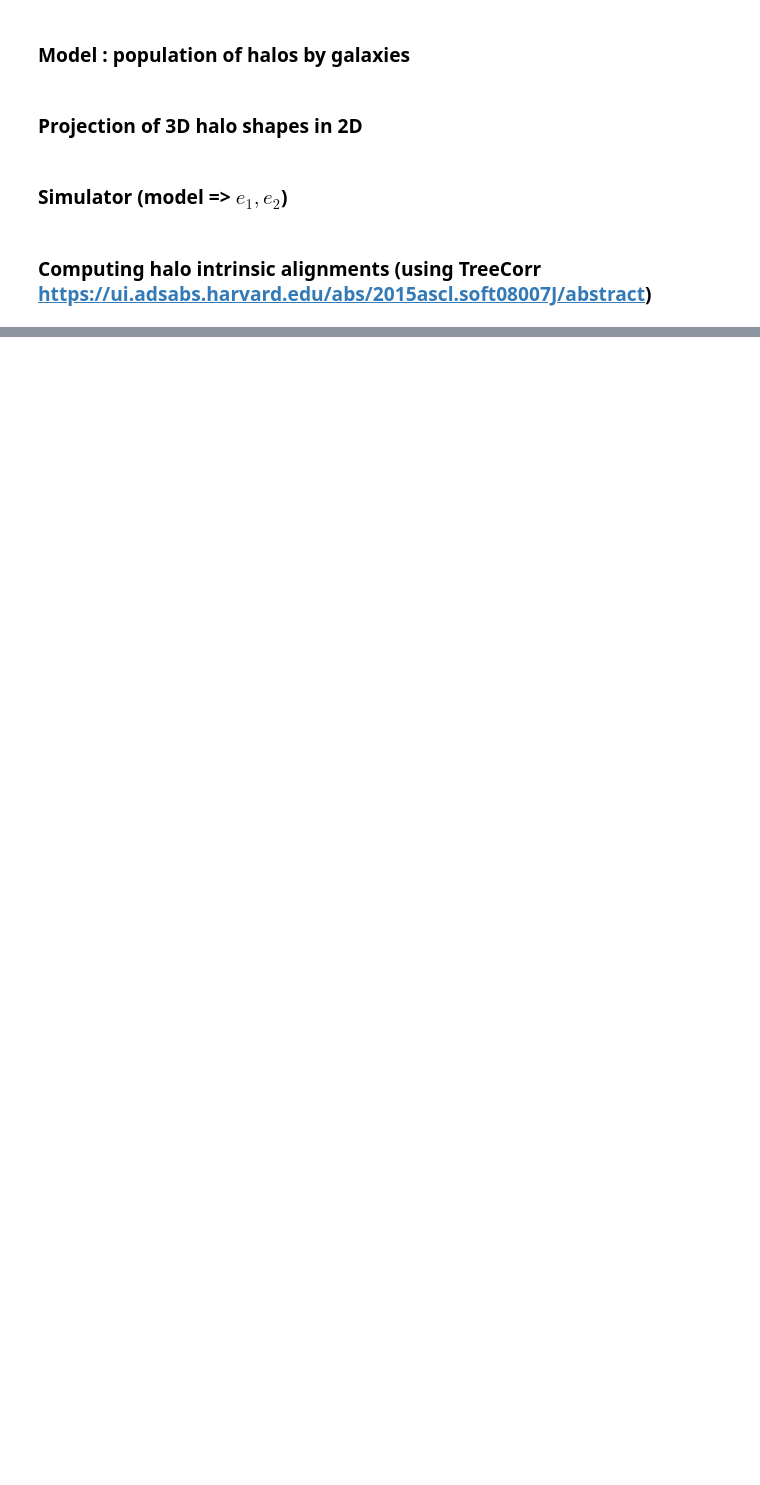
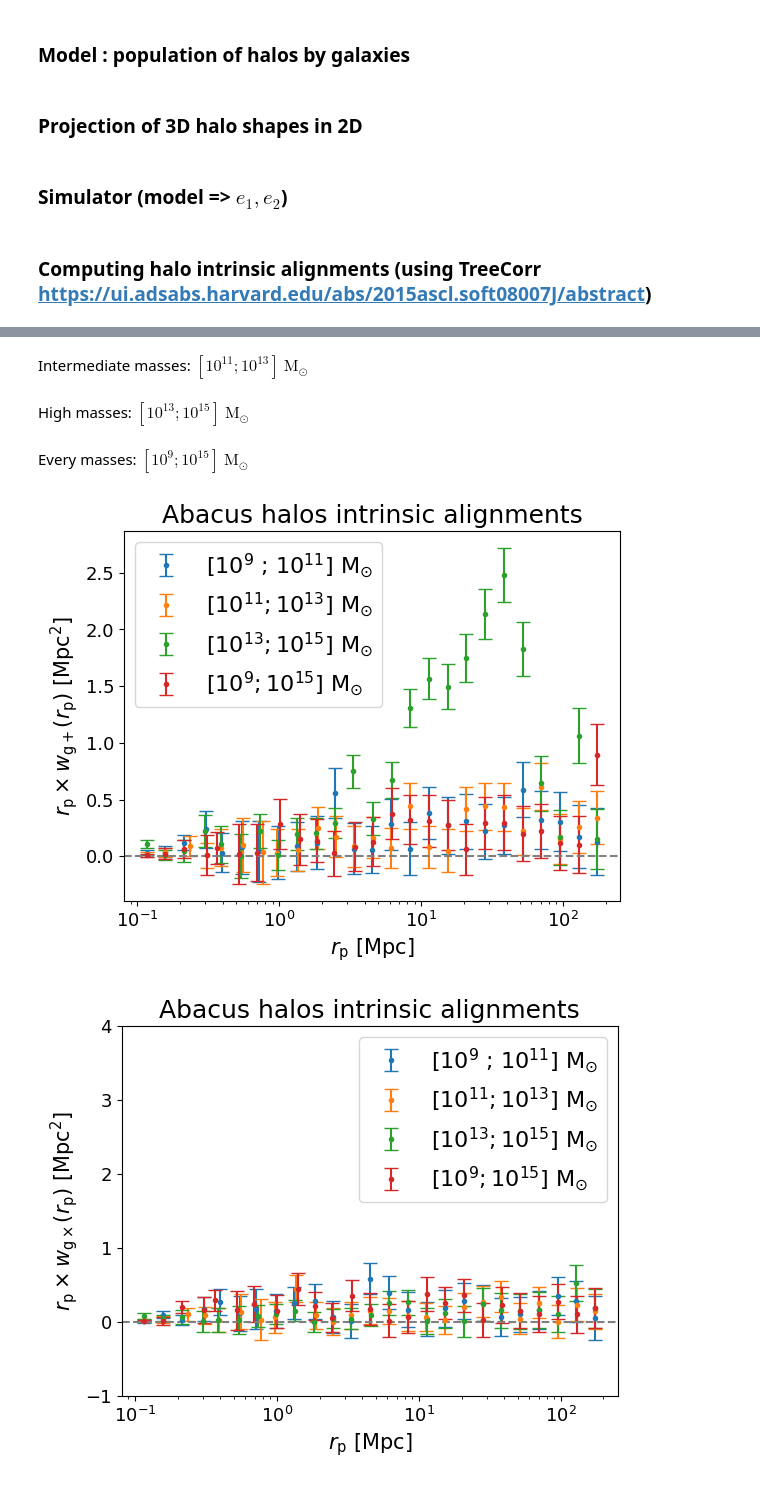
Before and after one commit to antonincorinaldi/3D_intrinsic_alignment, a Jupyter notebook: notebooks/intrinsic_alignment/TreeCorr_halos.ipynb, the cells around one changed output, grey strips where cells are left out. Cells and saved outputs as stored; diff of their text form; code cells hidden in the pictures; blank space fills up the shorter version.

```diff
--- a/notebooks/intrinsic_alignment/TreeCorr_halos.ipynb
+++ b/notebooks/intrinsic_alignment/TreeCorr_halos.ipynb
@@ -385,0 +525,2 @@ plt.show()
+# %% [markdown]
+Intermediate masses: $[10^{11} ; 10^{13}]~\mathrm{M}_{\odot}$
@@ -385,0 +578,2 @@ plt.show()
+# %% [markdown]
+High masses: $[10^{13} ; 10^{15}]~\mathrm{M}_{\odot}$
@@ -385,0 +632,2 @@ plt.show()
+# %% [markdown]
+Every masses: $[10^{9} ; 10^{15}]~\mathrm{M}_{\odot}$
@@ -385,0 +686,36 @@ plt.show()
+# %%
+plt.errorbar(r_halos_low[0,:], r_halos_low[0,:]*wgp_halos_low, yerr= r_halos_low[0,:]*sigma_gp_halos_low, fmt='o', markersize=3, capsize=5, label=r'$[10^9$ ; $10^{11}]~\mathrm{M}_{\odot}$')
+plt.errorbar(r_halos_mid[0,:], r_halos_mid[0,:]*wgp_halos_mid, yerr= r_halos_mid[0,:]*sigma_gp_halos_mid, fmt='o', markersize=3, capsize=5, label=r'$[10^{11} ; 10^{13}]~\mathrm{M}_{\odot}$')
+plt.errorbar(r_halos_high[0,:], r_halos_high[0,:]*wgp_halos_high, yerr= r_halos_high[0,:]*sigma_gp_halos_high, fmt='o', markersize=3, capsize=5, label=r'$[10^{13} ; 10^{15}]~\mathrm{M}_{\odot}$')
+plt.errorbar(r_halos_all[0,:], r_halos_all[0,:]*wgp_halos_all, yerr= r_halos_all[0,:]*sigma_gp_halos_all, fmt='o', markersize=3, capsize=5, label=r'$[10^{9} ; 10^{15}]~\mathrm{M}_{\odot}$')
+plt.xscale('log')
+plt.xlabel(r'$r_\mathrm{p}~[\mathrm{Mpc}]$', fontsize=15)
+plt.ylabel(r'$r_\mathrm{p} \times w_{\mathrm{g+}}(r_\mathrm{p})~[\mathrm{Mpc}^2]$', fontsize=15)
+plt.tick_params(axis='both', which='major', labelsize=13)
+plt.legend()
+plt.axhline(0, color='grey', linestyle='--')
+plt.title("Abacus halos intrinsic alignments", fontsize=18)
+plt.savefig('Abacus_halos_wgp_mass_ranges.pdf', bbox_inches='tight')
+plt.legend(fontsize=16)
+plt.show()
+
+
+
+plt.errorbar(r_halos_low[0,:], r_halos_low[0,:]*wgc_halos_low, yerr= r_halos_low[0,:]*sigma_gc_halos_low, fmt='o', markersize=3, capsize=5, label=r'$[10^9$ ; $10^{11}]~\mathrm{M}_{\odot}$')
+plt.errorbar(r_halos_mid[0,:], r_halos_mid[0,:]*wgc_halos_mid, yerr= r_halos_mid[0,:]*sigma_gc_halos_mid, fmt='o', markersize=3, capsize=5, label=r'$[10^{11} ; 10^{13}]~\mathrm{M}_{\odot}$')
+plt.errorbar(r_halos_high[0,:], r_halos_high[0,:]*wgc_halos_high, yerr= r_halos_high[0,:]*sigma_gc_halos_high, fmt='o', markersize=3, capsize=5, label=r'$[10^{13} ; 10^{15}]~\mathrm{M}_{\odot}$')
+plt.errorbar(r_halos_all[0,:], r_halos_all[0,:]*wgc_halos_all, yerr= r_halos_all[0,:]*sigma_gc_halos_all, fmt='o', markersize=3, capsize=5, label=r'$[10^{9} ; 10^{15}]~\mathrm{M}_{\odot}$')
+plt.xscale('log')
+plt.xlabel(r'$r_\mathrm{p}~[\mathrm{Mpc}$]', fontsize=15)
+plt.ylabel(r'$r_\mathrm{p} \times w_{\mathrm{g\times}}(r_\mathrm{p})~[\mathrm{Mpc}^2]$', fontsize=15)
+plt.tick_params(axis='both', which='major', labelsize=13)
+plt.ylim(-1,4)
+plt.legend()
+plt.axhline(0, color='grey', linestyle='--')
+plt.title("Abacus halos intrinsic alignments", fontsize=18)
+plt.savefig('Abacus_halos_wgc_mass_ranges.pdf', bbox_inches='tight')
+plt.legend(fontsize=16)
+plt.show()
+# %% [output]
+[figure, added]
+[figure, added]
```
Also changed, not shown: parts of 25 cells of this notebook.
